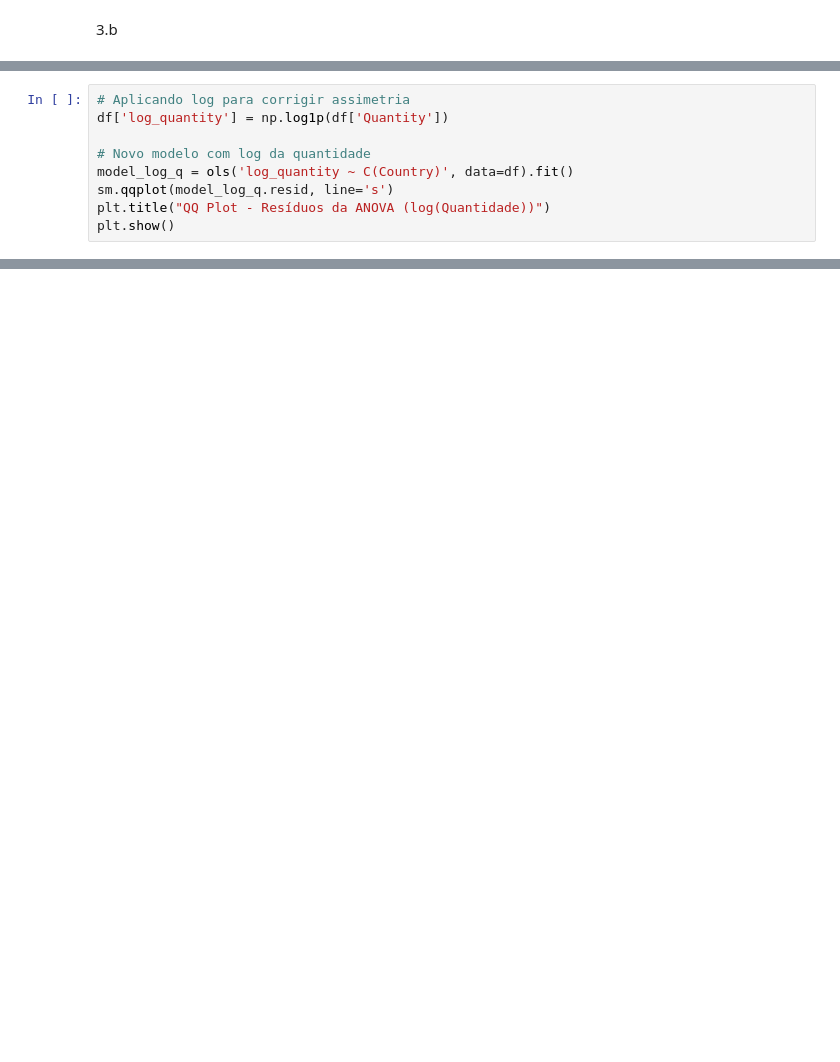
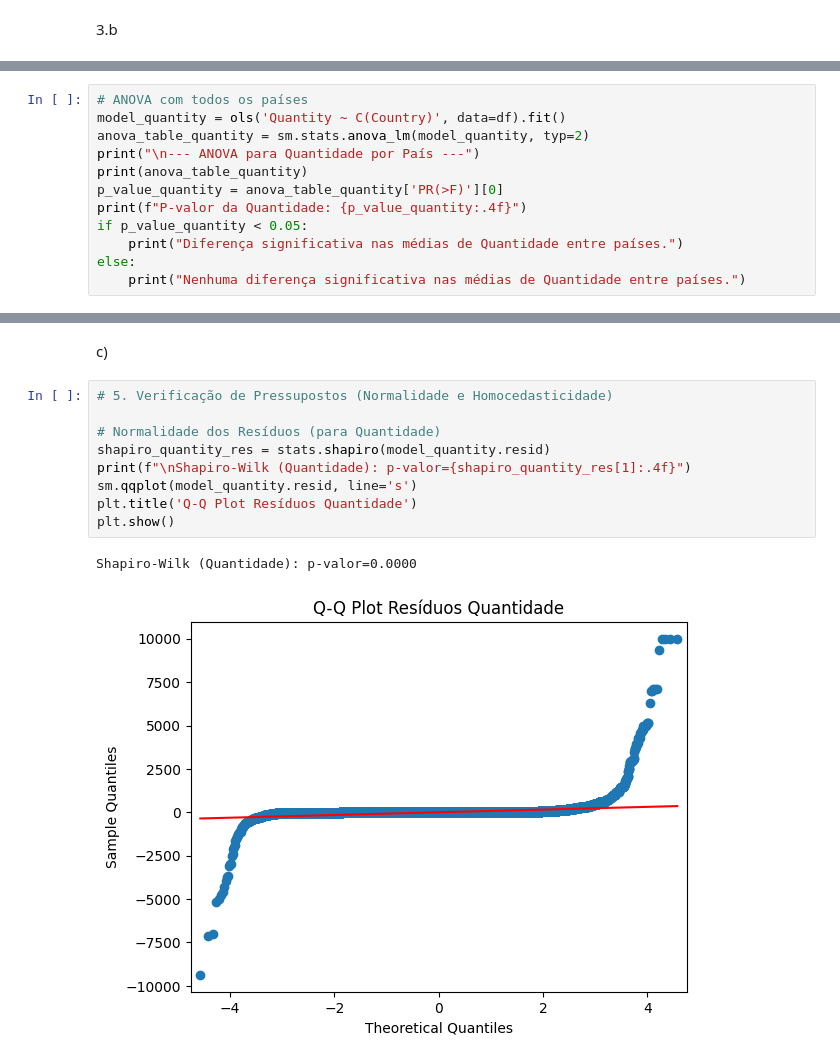
Before and after one commit to natalfr17/An-lise-Estat-stica-de-Dados-e-Informa-es, a Jupyter notebook: Prova_3.ipynb, the cells around one changed output, grey strips where cells are left out. Saved outputs shown, nothing was run; the diff lists cells and outputs as text; blank space fills up the shorter version.

```diff
--- a/Prova_3.ipynb
+++ b/Prova_3.ipynb
@@ -180,9 +139,0 @@ Teste de Breusch-Pagan (homocedasticidade): p-valor = 0.0000
-# %%
-# Aplicando log para corrigir assimetria
-df['log_quantity'] = np.log1p(df['Quantity'])
-
-# Novo modelo com log da quantidade
-model_log_q = ols('log_quantity ~ C(Country)', data=df).fit()
-sm.qqplot(model_log_q.resid, line='s')
-plt.title("QQ Plot - Resíduos da ANOVA (log(Quantidade))")
-plt.show()
@@ -211,0 +140,12 @@ plt.show()
+# %%
+# ANOVA com todos os países
+model_quantity = ols('Quantity ~ C(Country)', data=df).fit()
+anova_table_quantity = sm.stats.anova_lm(model_quantity, typ=2)
+print("\n--- ANOVA para Quantidade por País ---")
+print(anova_table_quantity)
+p_value_quantity = anova_table_quantity['PR(>F)'][0]
+print(f"P-valor da Quantidade: {p_value_quantity:.4f}")
+if p_value_quantity < 0.05:
+    print("Diferença significativa nas médias de Quantidade entre países.")
+else:
+    print("Nenhuma diferença significativa nas médias de Quantidade entre países.")
@@ -211,0 +178,14 @@ plt.show()
+# %% [markdown]
+c)
+# %%
+# 5. Verificação de Pressupostos (Normalidade e Homocedasticidade)
+
+# Normalidade dos Resíduos (para Quantidade)
+shapiro_quantity_res = stats.shapiro(model_quantity.resid)
+print(f"\nShapiro-Wilk (Quantidade): p-valor={shapiro_quantity_res[1]:.4f}")
+sm.qqplot(model_quantity.resid, line='s')
+plt.title('Q-Q Plot Resíduos Quantidade')
+plt.show()
+# %% [output]
+Shapiro-Wilk (Quantidade): p-valor=0.0000
+[figure, added]
```
Also changed, not shown: parts of 27 cells of this notebook.
